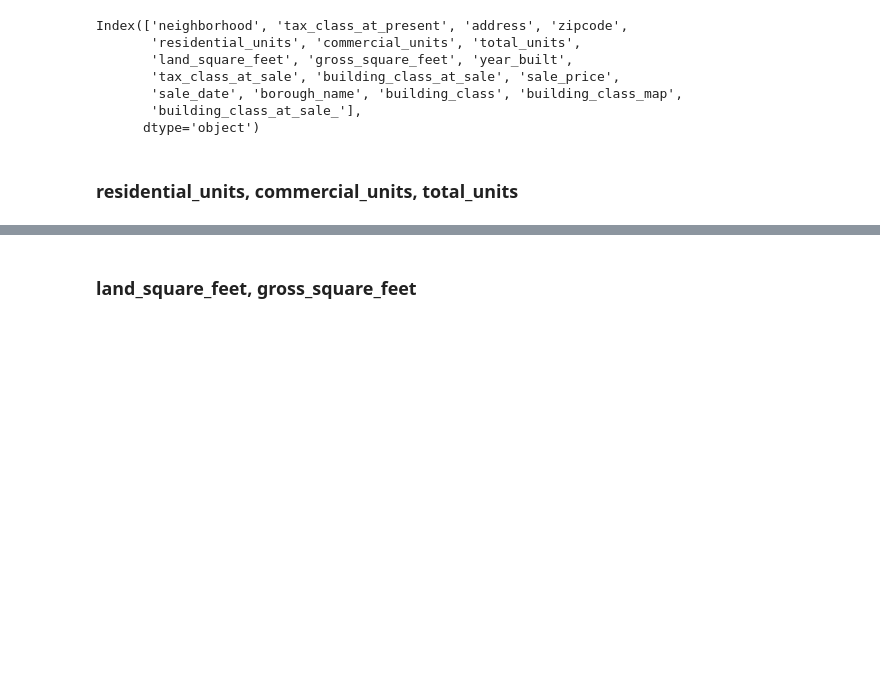
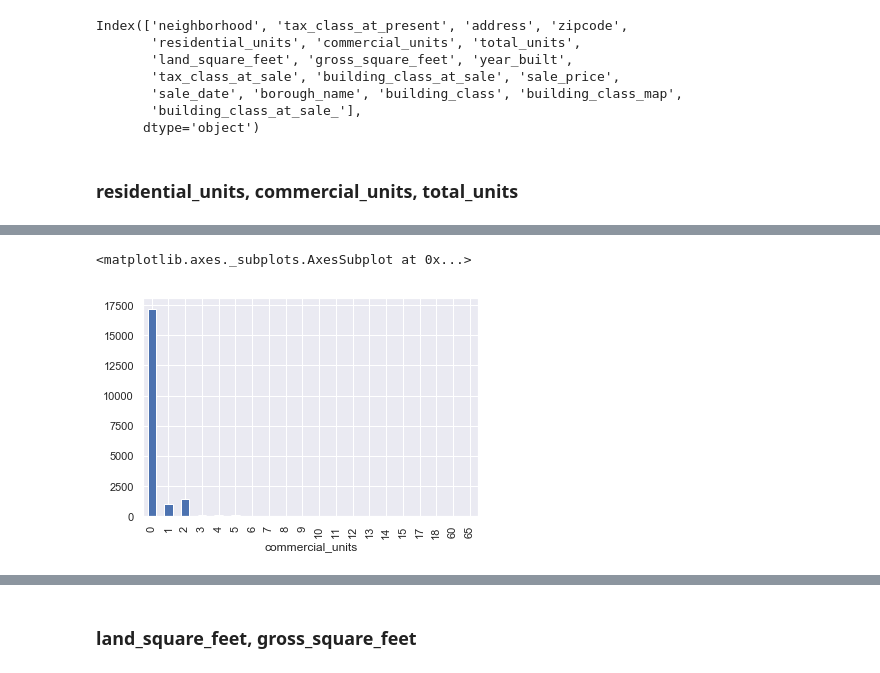
Before and after one commit to tansudasli/analytics-sandbox, a Jupyter notebook: real_estate_of_nyc_EDA.ipynb, the cells around one changed output, grey strips where cells are left out. Cells and saved outputs as stored; diff of their text form; code cells hidden in the pictures; blank space fills up the shorter version.

```diff
--- a/real_estate_of_nyc_EDA.ipynb
+++ b/real_estate_of_nyc_EDA.ipynb
@@ -844,0 +821,7 @@ Name: borough_name, dtype: object
+# %%
+x[x.residential_units == 0].groupby('commercial_units').size()\
+                           .sort_values(ascending=False).head(20) \
+                           .sort_index().plot(kind='bar')
+# %% [output]
+<matplotlib.axes._subplots.AxesSubplot at 0x...>
+[figure, added]
```
Also changed, not shown: parts of 47 cells of this notebook.
